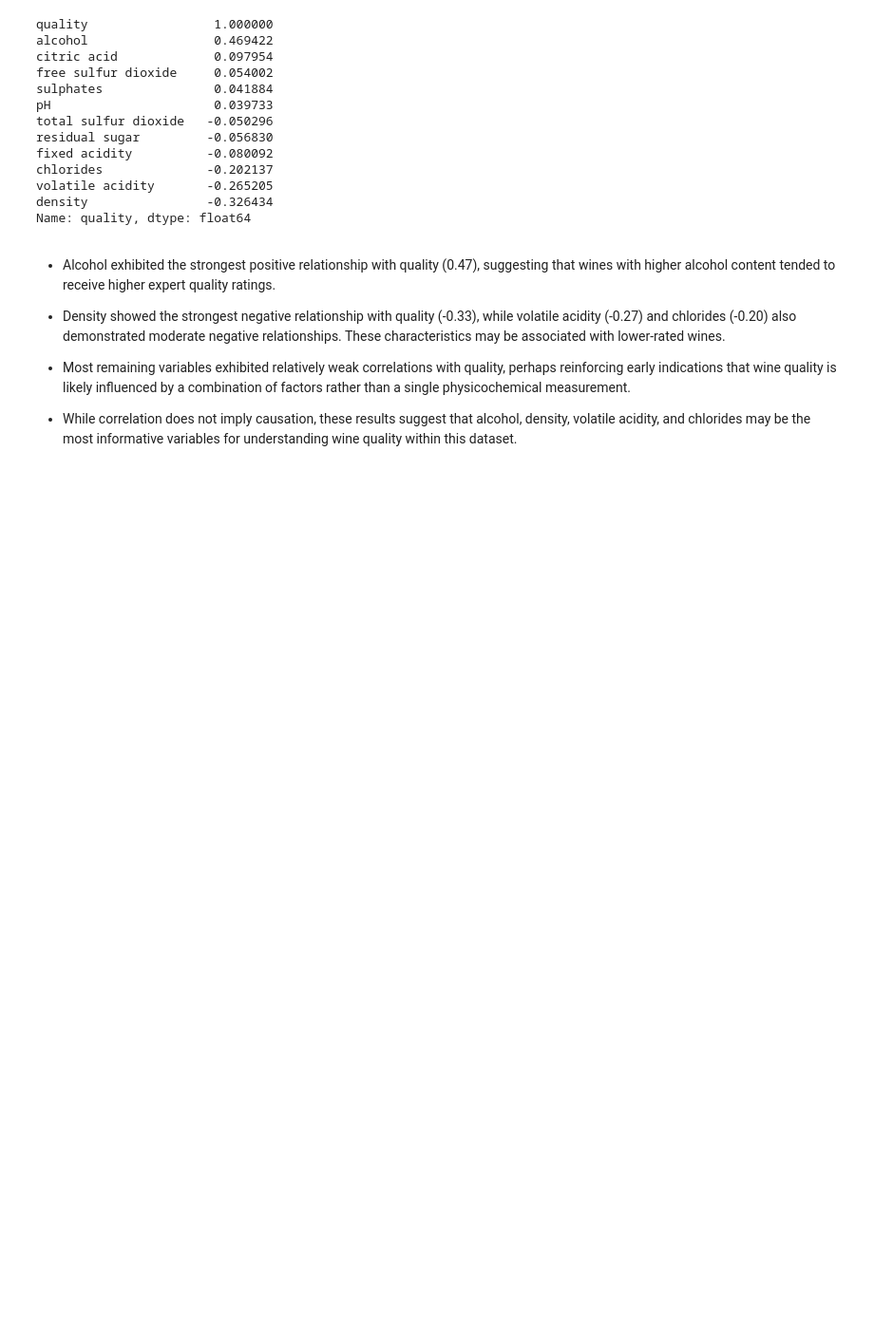
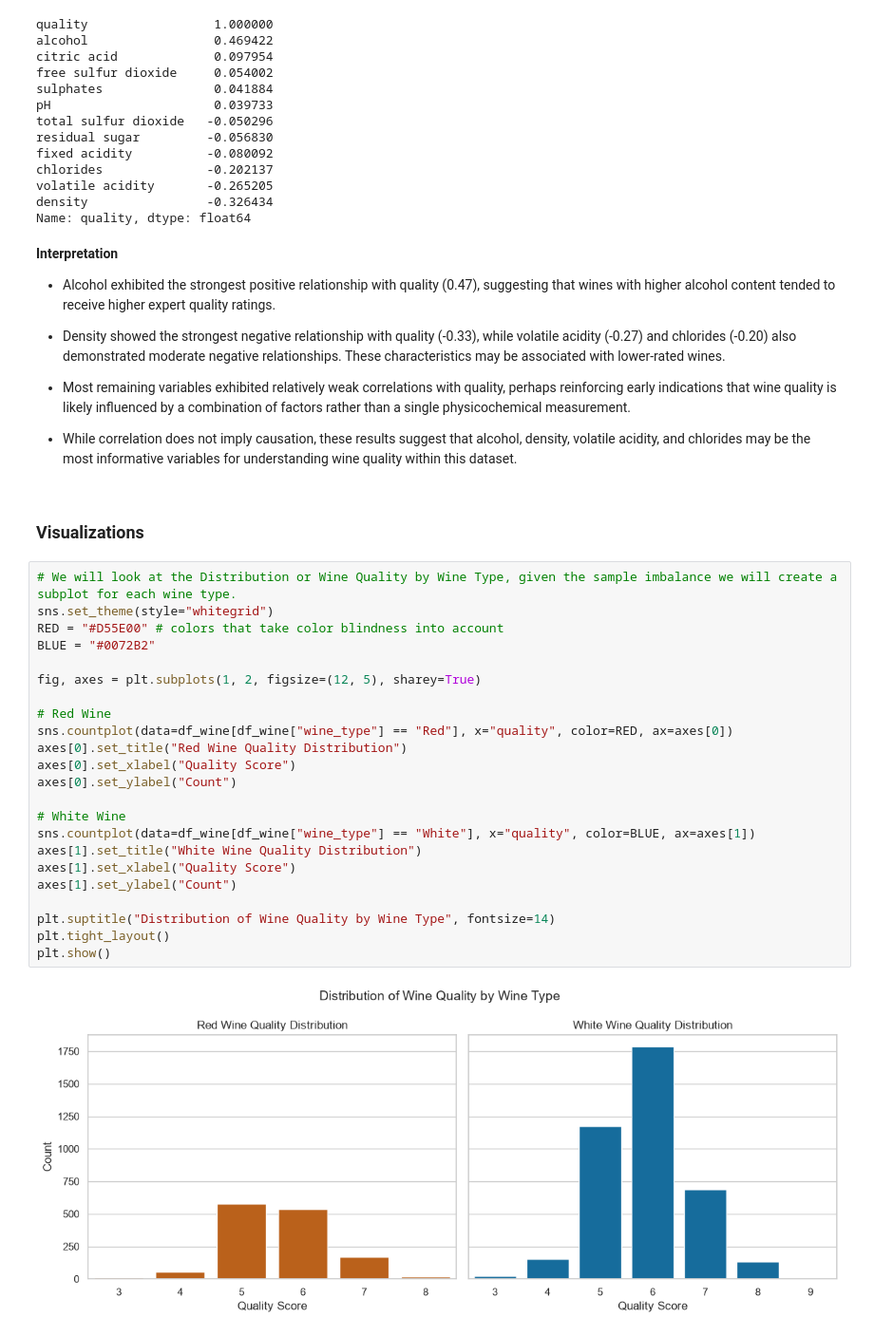
Before and after one commit to Shehzaad-S/ai-programming-foundations-project, a Jupyter notebook: notebooks/data_workflow.ipynb, the cells around one changed output. Shown at 95% size. Saved outputs shown, nothing was run; the diff lists cells and outputs as text; blank space fills up the shorter version.

Commit message:
Complete Visualizations, Refine Notebook headings

```diff
--- a/notebooks/data_workflow.ipynb
+++ b/notebooks/data_workflow.ipynb
@@ -323,6 +329,8 @@ volatile acidity       -0.265205
 density                -0.326434
 Name: quality, dtype: float64
 # %% [markdown]
+**Interpretation**
+
 - Alcohol exhibited the strongest positive relationship with quality (0.47), suggesting that wines with higher alcohol content tended to receive higher expert quality ratings.
 
 - Density showed the strongest negative relationship with quality (-0.33), while volatile acidity (-0.27) and chlorides (-0.20) also demonstrated moderate negative relationships. These characteristics may be associated with lower-rated wines.
@@ -330,3 +338,30 @@ Name: quality, dtype: float64
 - Most remaining variables exhibited relatively weak correlations with quality, perhaps reinforcing early indications that wine quality is likely influenced by a combination of factors rather than a single physicochemical measurement.
 
 - While correlation does not imply causation, these results suggest that alcohol, density, volatile acidity, and chlorides may be the most informative variables for understanding wine quality within this dataset.
+# %% [markdown]
+### Visualizations
+# %%
+# We will look at the Distribution or Wine Quality by Wine Type, given the sample imbalance we will create a subplot for each wine type.
+sns.set_theme(style="whitegrid")
+RED = "#D55E00" # colors that take color blindness into account
+BLUE = "#0072B2"
+
+fig, axes = plt.subplots(1, 2, figsize=(12, 5), sharey=True)
+
+# Red Wine
+sns.countplot(data=df_wine[df_wine["wine_type"] == "Red"], x="quality", color=RED, ax=axes[0])
+axes[0].set_title("Red Wine Quality Distribution")
+axes[0].set_xlabel("Quality Score")
+axes[0].set_ylabel("Count")
+
+# White Wine
+sns.countplot(data=df_wine[df_wine["wine_type"] == "White"], x="quality", color=BLUE, ax=axes[1])
+axes[1].set_title("White Wine Quality Distribution")
+axes[1].set_xlabel("Quality Score")
+axes[1].set_ylabel("Count")
+
+plt.suptitle("Distribution of Wine Quality by Wine Type", fontsize=14)
+plt.tight_layout()
+plt.show()
+# %% [output]
+[figure, added]
```
Also changed, not shown: parts of 13 cells of this notebook.
